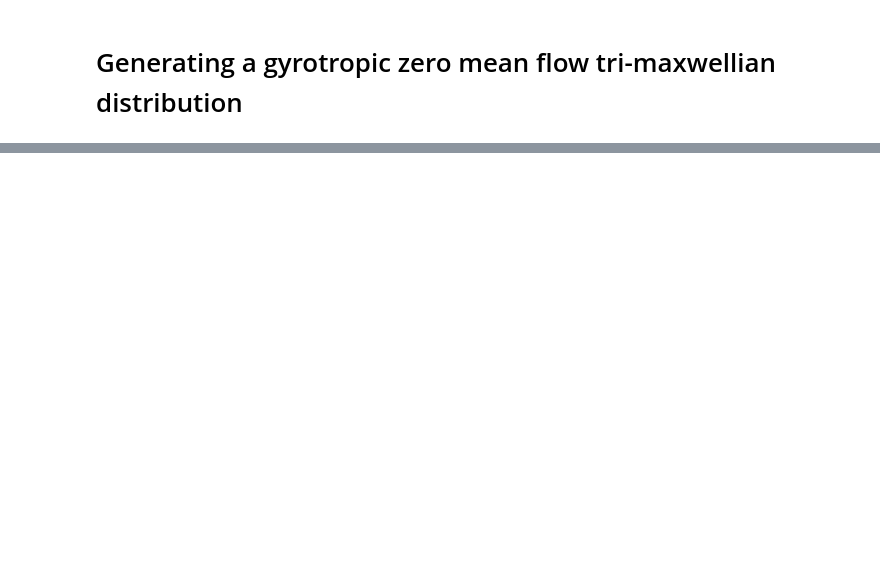
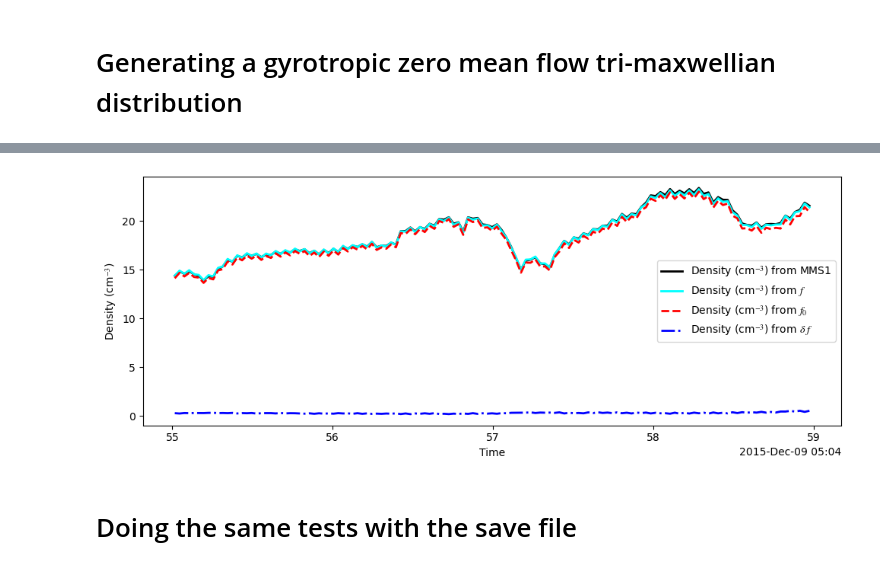
Before and after one commit to regisjohn/FPC_mRx, a Jupyter notebook: scripts/Trimaxwellian_test.ipynb, the cells around one changed output, grey strips where cells are left out. Saved outputs shown, nothing was run; the diff lists cells and outputs as text; code cells hidden in the pictures; blank space fills up the shorter version.

```diff
--- a/scripts/Trimaxwellian_test.ipynb
+++ b/scripts/Trimaxwellian_test.ipynb
@@ -93,0 +112,2 @@ NameError: name 'vv_fac' is not defined
+# %%
+ne_eq = np.nansum(vdf_eq_vol, axis=0)   # (133,) units m^-3
@@ -94 +138,33 @@ NameError: name 'vv_fac' is not defined
+# %%
+_, ne_mms1 = get_data('ne_mms1')
+# %%
+d_vdf_vol = vdf_vol - vdf_eq_vol
+# %%
+ne_vdf = np.nansum(vdf_vol, axis=0)   # (133,) units m^-3
+ne_dvdf = np.nansum(d_vdf_vol, axis=0)   # (133,) units m^-3
+# %%
+import matplotlib.pyplot as plt
+from pyspedas import time_datetime
+
+# Convert your density from m^-3 → cm^-3
+ne_vdf_cm = ne_vdf * 1e-6
+ne_eq_cm = ne_eq * 1e-6
+ne_dvdf_cm = ne_dvdf * 1e-6
+time_dt = time_datetime(ntime)
+plt.figure(figsize=(10,4))
+
+plt.plot(time_dt, ne_mms1, label='Density (cm$^{-3}$) from MMS1', color='k', linewidth=2)
+plt.plot(time_dt, ne_vdf_cm, label='Density (cm$^{-3}$) from $f$', color='cyan', linewidth=2)
+plt.plot(time_dt, ne_eq_cm, '--', label='Density (cm$^{-3}$) from $f_0$', color='r', linewidth=2)
+plt.plot(time_dt, ne_dvdf_cm, '-.', label=r'Density (cm$^{-3}$) from $\delta~f$', color='b', linewidth=2)
+
+plt.xlabel('Time')
+plt.ylabel('Density (cm$^{-3}$)')
+plt.legend()
+plt.tight_layout()
+plt.show()
+# %% [output]
+[figure, added]
+# %% [markdown]
+# Doing the same tests with the save file
 # %%
```
Also changed, not shown: parts of 55 cells of this notebook, 6 other files.
